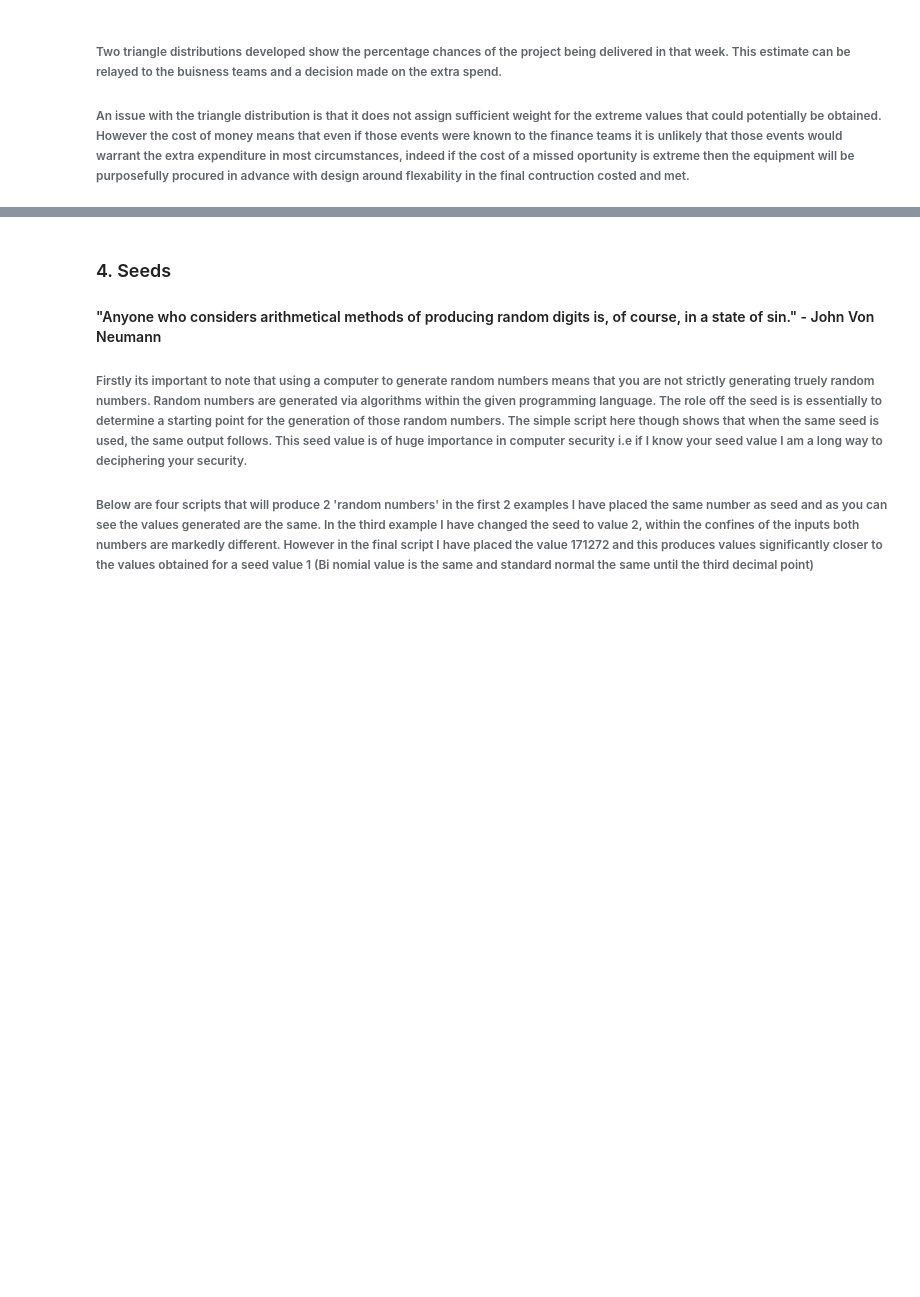
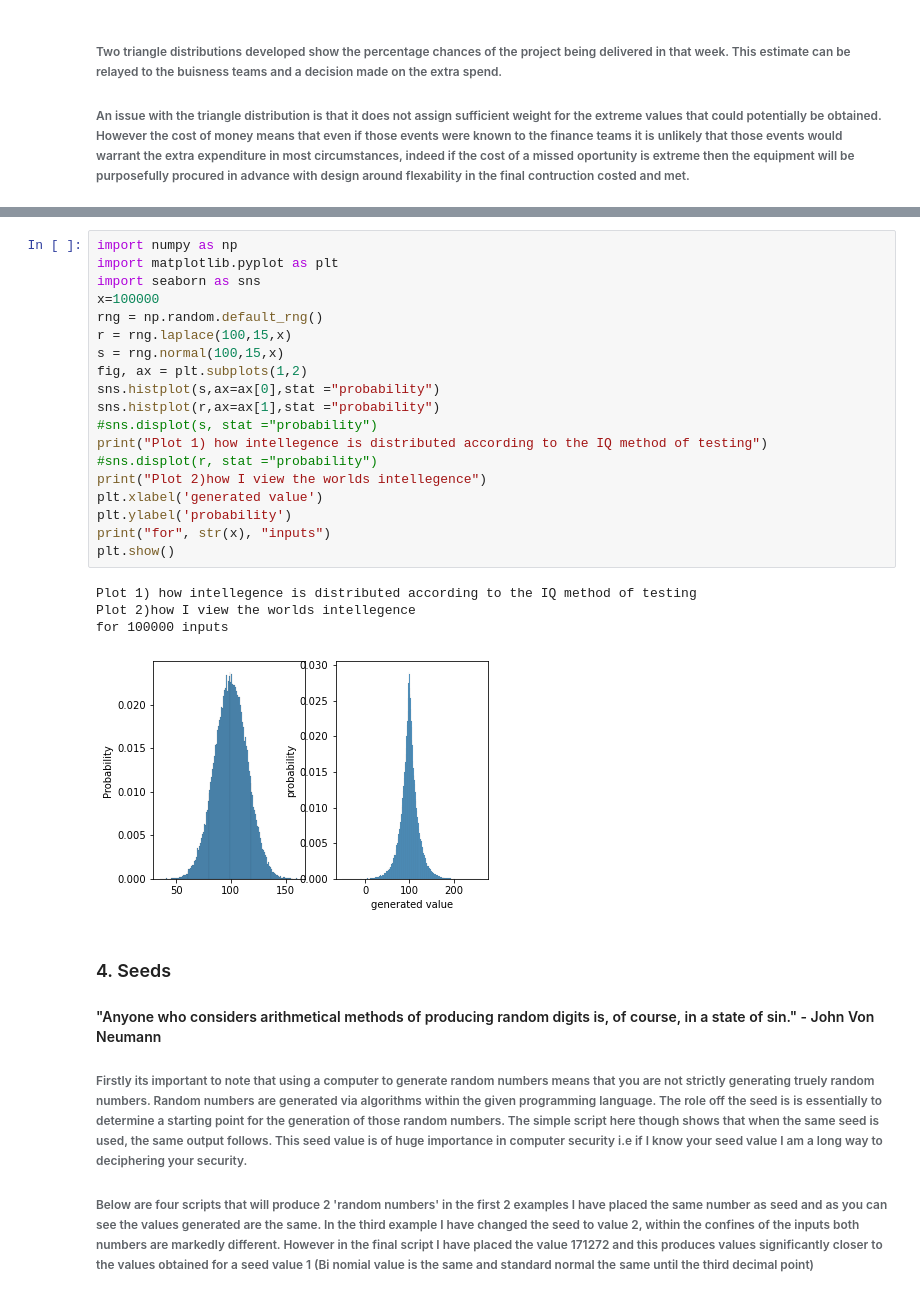
Before and after one commit to Jonathangmit/numpy-random-assignment, a Jupyter notebook: numpy-assignment.ipynb, the cells around one changed output, grey strips where cells are left out. Drawn from its saved outputs; the diff is of its cells as text; blank space fills up the shorter version.

Commit message:
added laplace transform

```diff
--- a/numpy-assignment.ipynb
+++ b/numpy-assignment.ipynb
@@ -627,3 +634,27 @@ percentage chance of the project running over 21 weeks 1.47
+# %%
+import numpy as np
+import matplotlib.pyplot as plt
+import seaborn as sns
+x=100000
+rng = np.random.default_rng()
+r = rng.laplace(100,15,x)
+s = rng.normal(100,15,x)
+fig, ax = plt.subplots(1,2)
+sns.histplot(s,ax=ax[0],stat ="probability")
+sns.histplot(r,ax=ax[1],stat ="probability")
+#sns.displot(s, stat ="probability")
+print("Plot 1) how intellegence is distributed according to the IQ method of testing")
+#sns.displot(r, stat ="probability")
+print("Plot 2)how I view the worlds intellegence")
+plt.xlabel('generated value')
+plt.ylabel('probability')
+print("for", str(x), "inputs")
+plt.show()
+# %% [output]
+Plot 1) how intellegence is distributed according to the IQ method of testing
+Plot 2)how I view the worlds intellegence
+for 100000 inputs
+[figure, added]
 # %% [markdown]
 ### 4. Seeds
 
```
Also changed, not shown: parts of 3 cells of this notebook.
